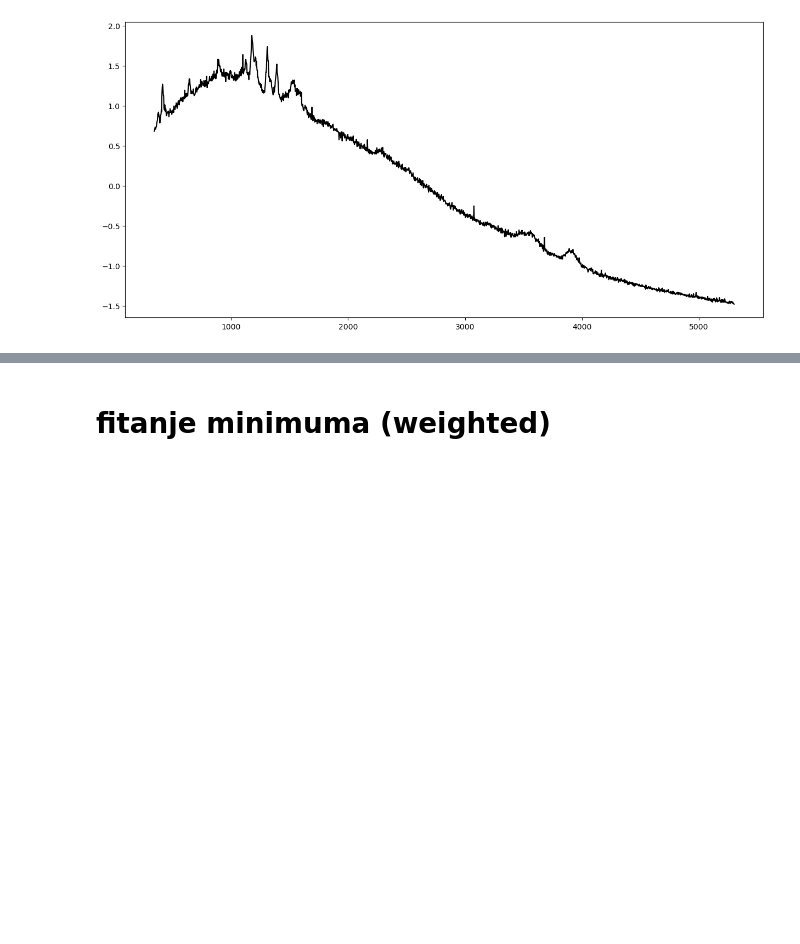
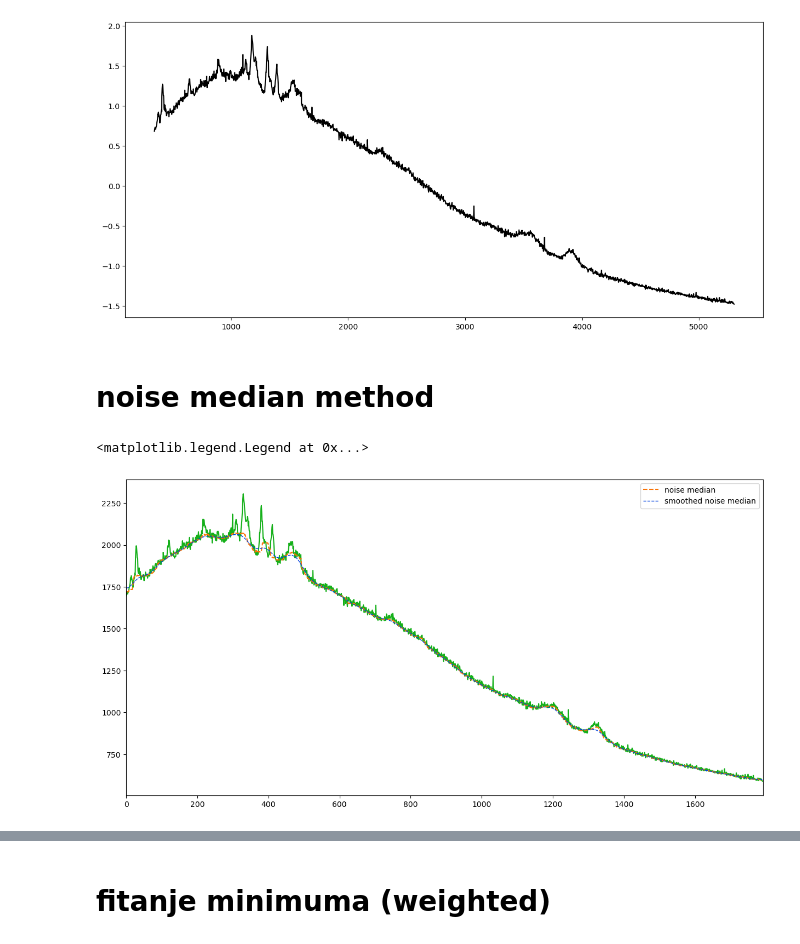
Before and after one commit to NoaVidovic/raman-processing, a Jupyter notebook: analysis-corundum.ipynb, the cells around one changed output, grey strips where cells are left out. Saved outputs shown, nothing was run; the diff lists cells and outputs as text; code cells hidden in the pictures; blank space fills up the shorter version.

```diff
--- a/analysis-corundum.ipynb
+++ b/analysis-corundum.ipynb
@@ -169,3 +169,26 @@ plt.plot(f0_wvn, gnorm(f0_s), c='black')
 # %% [output]
 [<matplotlib.lines.Line2D at 0x...>]
 [figure]
+# %% [markdown]
+# noise median method
+# %%
+maxima = np.where((f0_s[1:-1] > f0_s[2:]) & (f0_s[1:-1] > f0_s[:-2]))[0] + 1
+minima = np.where((f0_s[1:-1] < f0_s[2:]) & (f0_s[1:-1] < f0_s[:-2]))[0] + 1
+
+extrema = np.concatenate((maxima, minima))
+# %%
+MEDIAN_RADIUS = 17
+CONV_SIGMA = 15
+PERCENTILE = 80
+
+noise_median = np.empty_like(f0_s)
+for i in np.arange(f0_s.shape[0]):
+    m = max(i - MEDIAN_RADIUS, 0)
+    M = min(i + MEDIAN_RADIUS, f0_s.shape[0]-1)
+
+    extreme_values = f0_s[extrema[(extrema >= m) & (extrema <= M)]]
+    less_extreme_values = extreme_values[extreme_values < np.percentile(extreme_values, PERCENTILE)]
+
+    noise_median[i] = np.median(less_extreme_values)
+
+bckg = gaussian_filter(noise_median, CONV_SIGMA)
@@ -171,0 +214,16 @@ plt.plot(f0_wvn, gnorm(f0_s), c='black')
+# %%
+plt.figure(figsize=(15, 7.5))
+plt.plot(f0_s, c='xkcd:green')
+plt.plot(noise_median, c='xkcd:orange', ls='--', lw=1.5, label='noise median')
+plt.plot(bckg, c='xkcd:blue', ls='--', lw=1, label='smoothed noise median')
+plt.xlim(0, len(f0_s))
+plt.legend()
+# plt.scatter(np.arange(f0_s.shape[0]), f0_s, c='xkcd:green')
+# for i in extrema:
+#     plt.axvline(i, ls='--', c='xkcd:orange', lw=1)
+
+
+# plt.xlim(50, 150)
+# %% [output]
+<matplotlib.legend.Legend at 0x...>
+[figure, added]
```
Also changed, not shown: parts of 7 cells of this notebook, 2 other files.
